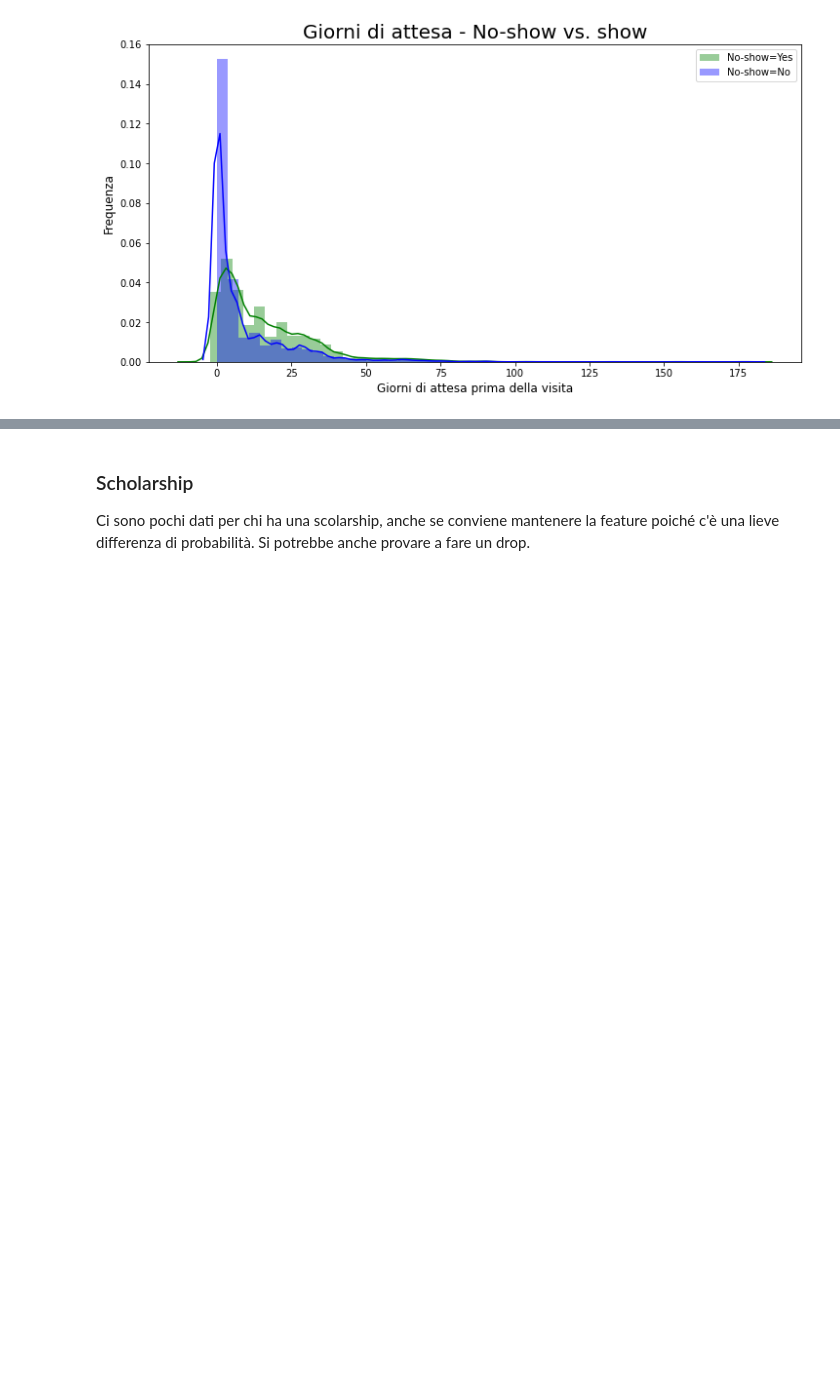
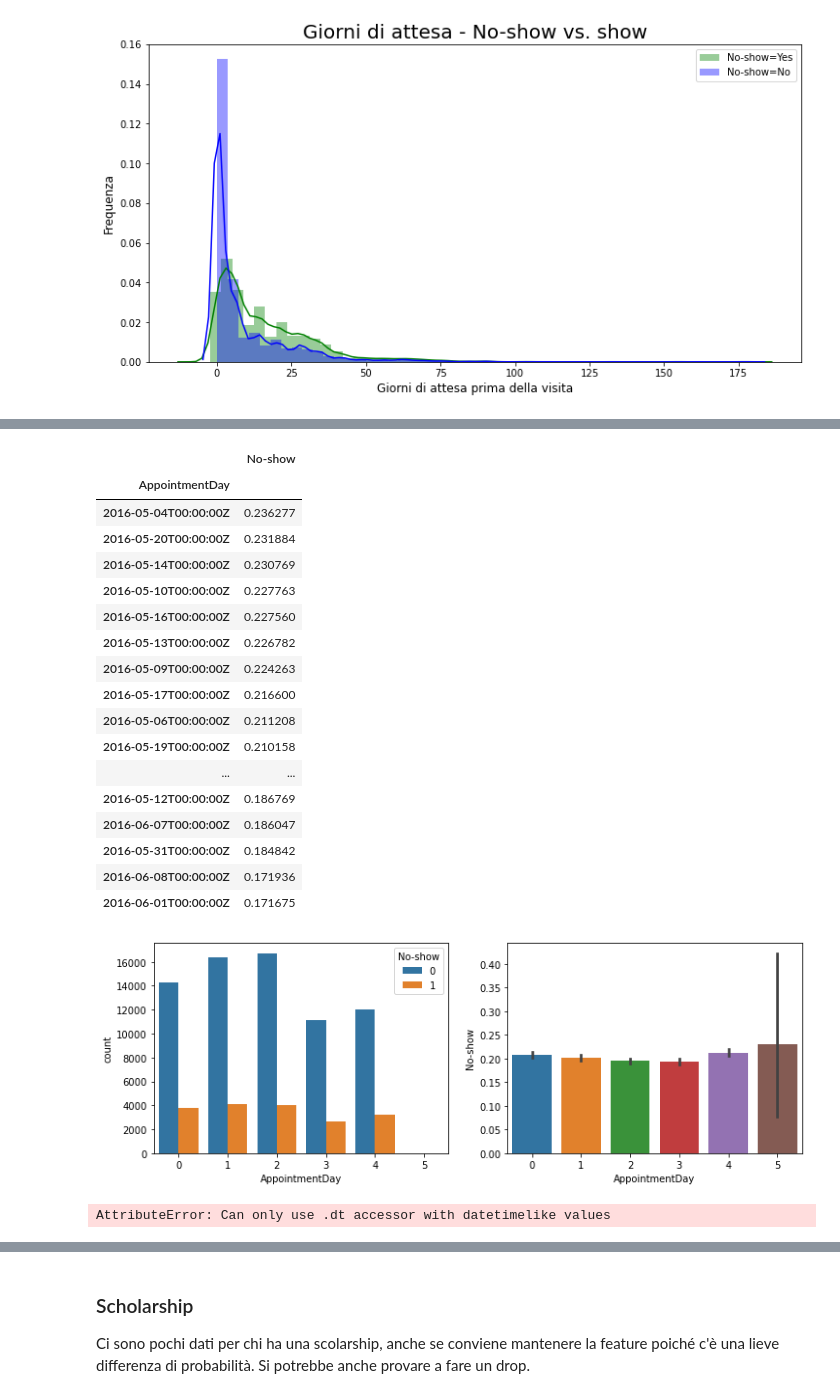
Before and after one commit to ale-pavel/exam-challenge-appointments, a Jupyter notebook: Challenge-appointments-preparation.ipynb, the cells around one changed output, grey strips where cells are left out. Saved outputs shown, nothing was run; the diff lists cells and outputs as text; code cells hidden in the pictures; blank space fills up the shorter version.

```diff
--- a/Challenge-appointments-preparation.ipynb
+++ b/Challenge-appointments-preparation.ipynb
@@ -417,0 +416,3 @@ plt.ylabel('Frequenza', fontsize = 12);
+# %%
+app_edit_daydiff['AppointmentDay'] = app_edit_daydiff['AppointmentDay'].dt.dayofweek
+app_edit_daydiff.head()
@@ -417,0 +426,33 @@ plt.ylabel('Frequenza', fontsize = 12);
+# %%
+fig, ax = plt.subplots(1, 2, figsize=(12, 4))
+
+sns.countplot(x='AppointmentDay', hue='No-show', data=app_edit_daydiff, ax=ax[0])
+app_edit[['AppointmentDay', 'No-show']].groupby(['AppointmentDay']).count().sort_values(by='No-show', ascending=False)
+
+sns.barplot(x='AppointmentDay', y='No-show', data=app_edit_daydiff, ax=ax[1])
+app_edit[['AppointmentDay', 'No-show']].groupby(['AppointmentDay']).mean().sort_values(by='No-show', ascending=False)
+# %% [output]
+|  | No-show |
+| AppointmentDay |  |
+| 2016-05-04T00:00:00Z | 0.236277 |
+| 2016-05-20T00:00:00Z | 0.231884 |
+| 2016-05-14T00:00:00Z | 0.230769 |
+| 2016-05-10T00:00:00Z | 0.227763 |
+| 2016-05-16T00:00:00Z | 0.227560 |
+| 2016-05-13T00:00:00Z | 0.226782 |
+| 2016-05-09T00:00:00Z | 0.224263 |
+| 2016-05-17T00:00:00Z | 0.216600 |
+| 2016-05-06T00:00:00Z | 0.211208 |
+| 2016-05-19T00:00:00Z | 0.210158 |
+| ... | ... |
+| 2016-05-12T00:00:00Z | 0.186769 |
+| 2016-06-07T00:00:00Z | 0.186047 |
+| 2016-05-31T00:00:00Z | 0.184842 |
+| 2016-06-08T00:00:00Z | 0.171936 |
+| 2016-06-01T00:00:00Z | 0.171675 |
+[figure, added]
+# %%
+app_edit_daydiff['ScheduledDay'] = app_edit_daydiff['ScheduledDay'].dt.dayofweek
+app_edit_daydiff.head()
+# %% [output]
+AttributeError: Can only use .dt accessor with datetimelike values
```
Also changed, not shown: parts of 24 cells of this notebook, 1 other file.
